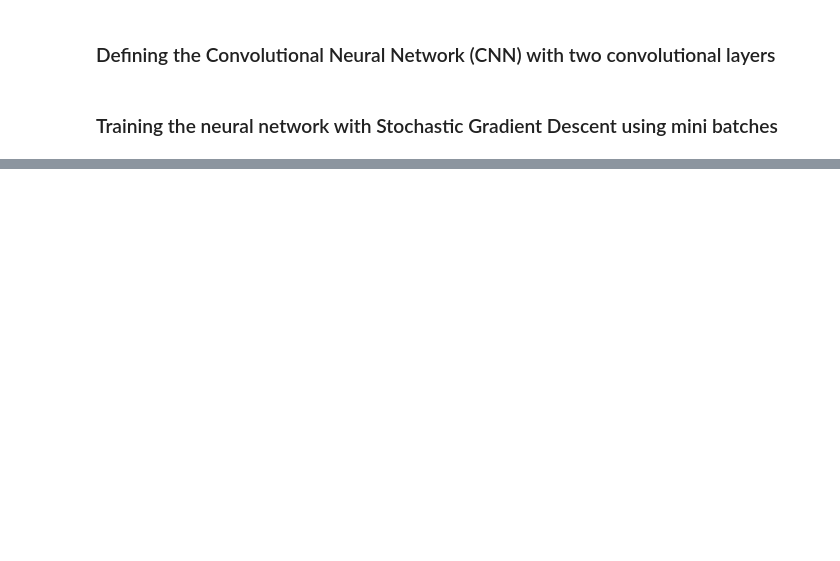
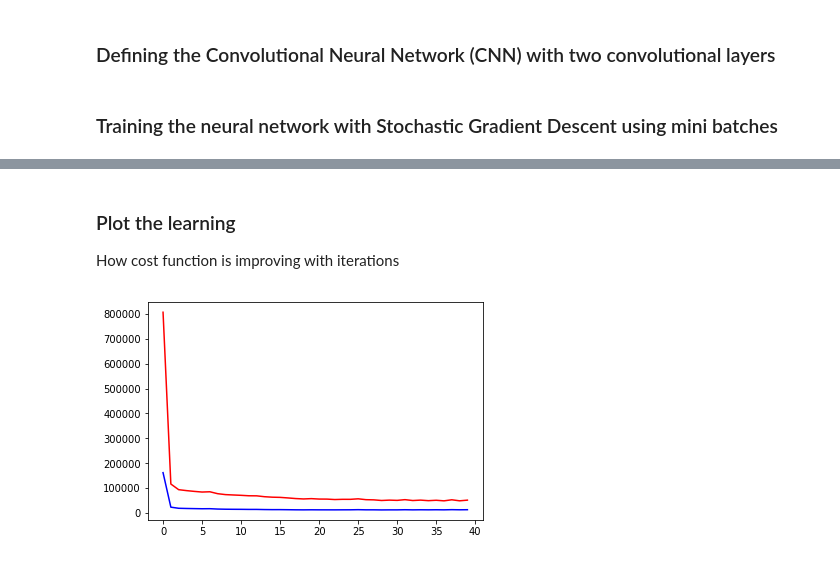
Before and after one commit to tarunkp/CNN_RNN_with_Tensorflow, a Jupyter notebook: CNN_Tensorflow_2_CIFAR10.ipynb, the cells around one changed output, grey strips where cells are left out. Drawn from its saved outputs; the diff is of its cells as text; code cells hidden in the pictures; blank space fills up the shorter version.

```diff
--- a/CNN_Tensorflow_2_CIFAR10.ipynb
+++ b/CNN_Tensorflow_2_CIFAR10.ipynb
@@ -52,9 +52,9 @@ Reshape the vector to add dimention for color channel. Here we have only one col
 Then convert the pixel values in range 0 to 1 (float).
 # %%
 # Divide by 255.0
-Xtrain = np.divide(XtrainOrig, 255.0)
-Xtest = np.divide(XtestOrig, 255.0)
-Ytrain, Ytest = YtrainOrig, YtestOrig
+Xtrain, Xtest = XtrainOrig.astype(np.float32) / 255.0, XtestOrig.astype(np.float32) / 255.0
+# somehow Y arrays are 2D arrays, flatten those to 1D vectors
+Ytrain, Ytest = YtrainOrig.reshape(YtrainOrig.shape[0]), YtestOrig.reshape(YtestOrig.shape[0])
 
 # Convert columar indicator vector to binary indicator matrix.
 # Ex. Y = [2, 1, 0]
@@ -72,6 +72,22 @@ numCatag = 10
 Ytrain_ind = conv_indicator_to_matrix(YtrainOrig, numCatag).astype(np.float32)
 Ytest_ind = conv_indicator_to_matrix(YtestOrig, numCatag).astype(np.float32)
 
-print("Xtrain.shape =", Xtrain.shape, "\t\tYtrain_ind.shape =", Ytrain_ind.shape)
-print("Xtest.shape =", Xtest.shape, "\t\tYtest_ind.shape =", Ytest_ind.shape)
+print("Number of samples in each catagories in training-set\n", Ytrain_ind.sum(axis=0).astype(np.int32))
+print("Number of samples in each catagories in testing-set\n", Ytest_ind.sum(axis=0).astype(np.int32))
+print("")
+
+print("Xtrain.shape =", Xtrain.shape, "\tYtrain.shape =", Ytrain.shape, "\tYtrain_ind.shape =", Ytrain_ind.shape)
+print("Xtest.shape =", Xtest.shape, "\tYtest.shape =", Ytest.shape, "\tYtest_ind.shape =", Ytest_ind.shape)
+
+print("Xtrain.dtype =", Xtrain.dtype, "\t\tYtrain_ind.dtype =", Ytrain_ind.dtype)
+print("Xtest.dtype =", Xtest.dtype, "\t\tYtest_ind.dtype =", Ytest_ind.dtype)
+
+debugP = 0
+def dprint(*args, **kwargs):
+    sepp = " "
+    if kwargs is not None:
+        if "sep" in kwargs:
+            sepp = kwargs["sep"]
+    if debugP:
+        print(sepp.join(map(str,args)), **kwargs)
 # %% [output]
@@ -88,7 +111,7 @@ Ntt = Xtest.shape[0]
 # Pool size for max pooling
 poolsz = (2, 2)
 
-M = 300 # Number of nodes in fully connected layer
+M = 500 # Number of nodes in fully connected layer
 # Number of nodes in output layer, this is equal to number of catagories in the data
 K = numCatag
 
@@ -99,14 +122,14 @@ def initFilter(shape, poolsz):
     #     + shape[-1]*np.prod(shape[:-2]) / np.prod(poolsz))
     return w.astype(np.float32)
 
-C1_FilterWidth, C1_FilterHight = 5, 5
-C1_NumFeatureMaps = 25
+C1_FilterWidth, C1_FilterHight = 3, 3
+C1_NumFeatureMaps = 50
 C1_OutWidth = W // poolsz[0]  # Devide for pooling
 C1_OutHight = H // poolsz[1]  # Devide for pooling
 #C1_OutWidth = (H - (C1_FilterWidth -1)) / poolsz[0]  # Devide for pooling
 #C1_OutHight = (H - (C1_FilterHight -1)) / poolsz[1]  # Devide for pooling
 
-C2_FilterWidth, C2_FilterHight = 5, 5
+C2_FilterWidth, C2_FilterHight = 3, 3
 C2_NumFeatureMaps = 100
 C2_OutWidth = C1_OutWidth // poolsz[0]  # Devide for pooling
 C2_OutHight = C1_OutHight // poolsz[1]  # Devide for pooling
@@ -168,12 +191,12 @@ reg = 0.01
 # softmax_cross_entropy_with_logits take in the "logits"
 # if we wanted to know the actual output of the neural net,
 # we can pass "Y_bar" into tf.nn.softmax(logits)
-cost = tf.reduce_sum(tf.nn.softmax_cross_entropy_with_logits_v2(logits=Y_bar, labels=tfY))
+cost_fn = tf.reduce_sum(tf.nn.softmax_cross_entropy_with_logits_v2(logits=Y_bar, labels=tfY))
 # cost = tf.reduce_sum(tf.nn.sparse_softmax_cross_entropy_with_logits(logits=Y_bar,labels=tfY))
 
 # we don't implement the learning algorithm ourselves.
 # We use the RMSprop optimizer provided by Tensorflow. It includes momentum as well.
-train_op = tf.train.RMSPropOptimizer(lr, decay=(1-reg), momentum=0.9).minimize(cost)
+train_op = tf.train.RMSPropOptimizer(lr, decay=(1-reg), momentum=0.9).minimize(cost_fn)
 
 # We'll use this to calculate the error rate
 predict_op = tf.argmax(Y_bar, 1)
@@ -234,3 +307,10 @@ with tf.Session() as session:
+# %% [markdown]
+### Plot the learning
+
+How cost function is improving with iterations
 # %%
-plt.plot(costs)
+plt.plot(tr_costs, 'r')
+plt.plot(tt_costs, 'b')
 plt.show()
+# %% [output]
+[figure, added]
```
Also changed, not shown: parts of 5 cells of this notebook.
